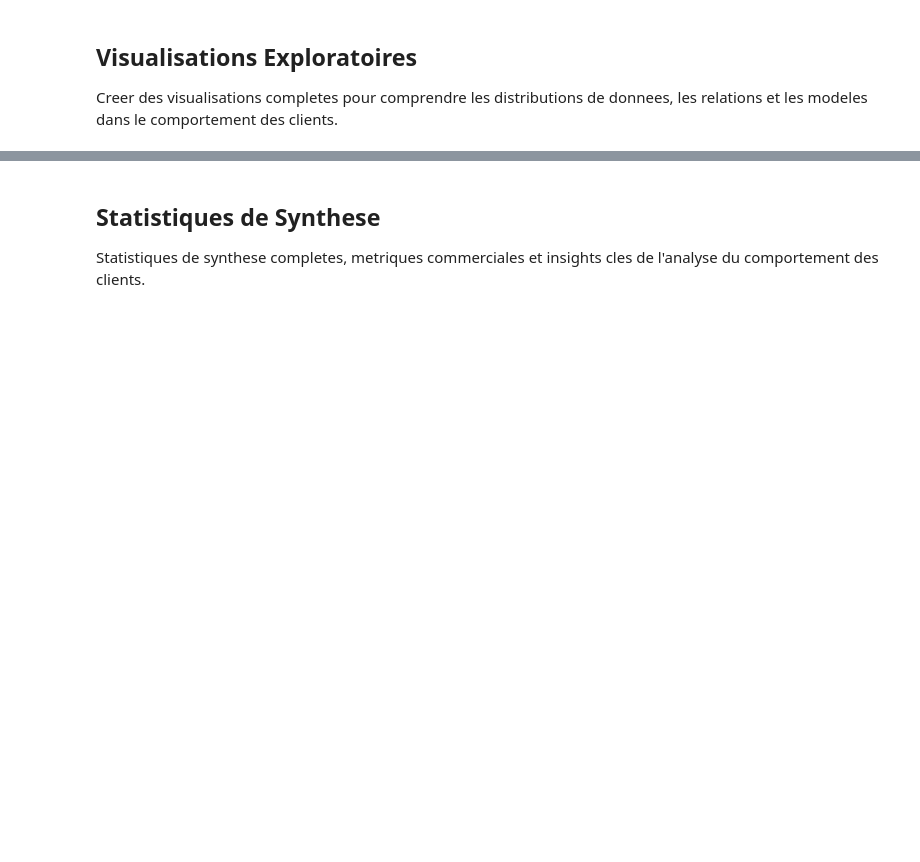
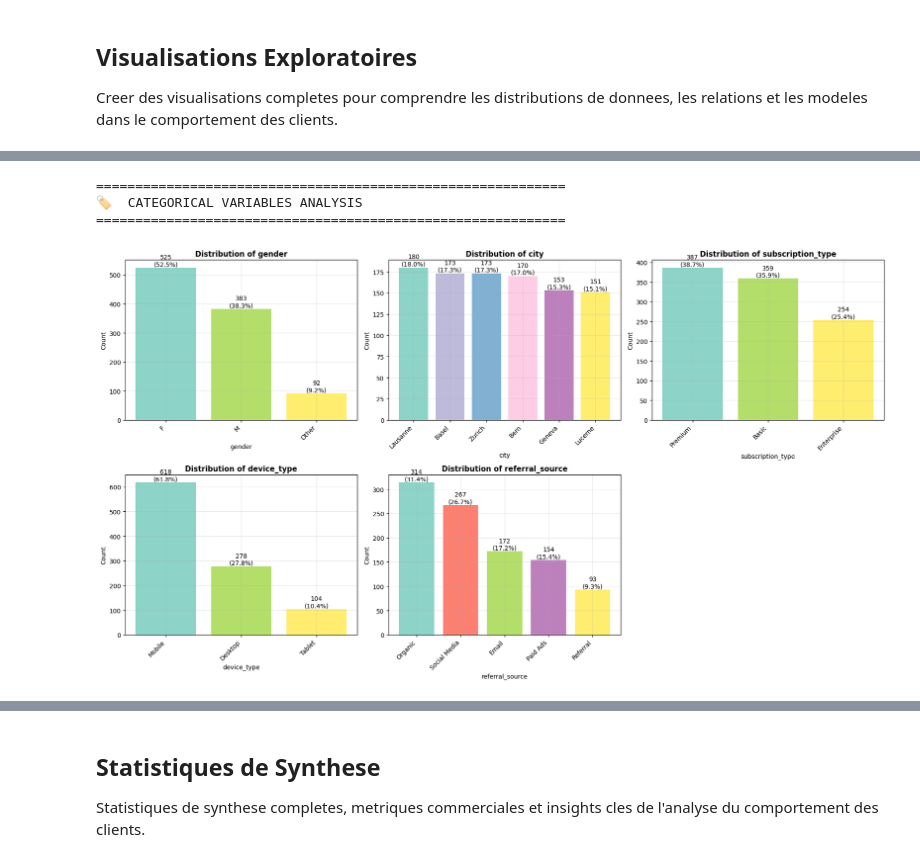
Before and after one commit to invecta/Analyse-des-Comportements-Clients, a Jupyter notebook: 01_data_exploration_FR.ipynb, the cells around one changed output, grey strips where cells are left out. Drawn from its saved outputs; the diff is of its cells as text; code cells hidden in the pictures; blank space fills up the shorter version.

```diff
--- a/01_data_exploration_FR.ipynb
+++ b/01_data_exploration_FR.ipynb
@@ -361,0 +833,68 @@ display(distribution_stats)
+# %%
+# 2. Categorical Variables Analysis
+print("\n" + "=" * 60)
+print("🏷️  VARIABLES CATEGORIQUES ANALYSIS")
+print("=" * 60)
+
+# Select categorical variables
+categorical_vars = ['gender', 'city', 'subscription_type', 'device_type', 'referral_source']
+
+# Filter to only include columns that exist in the dataframe
+categorical_vars = [var for var in categorical_vars if var in df.columns]
+
+# Create count plots for categorical variables
+n_vars = len(categorical_vars)
+n_cols = min(3, n_vars)
+n_rows = (n_vars + n_cols - 1) // n_cols  # Ceiling division
+
+fig, axes = plt.subplots(n_rows, n_cols, figsize=(6*n_cols, 5*n_rows))
+if n_vars == 1:
+    axes = [axes]
+elif n_rows == 1 and n_cols > 1:
+    axes = axes.reshape(1, -1)
+elif n_rows > 1 and n_cols == 1:
+    axes = axes.reshape(-1, 1)
+axes = axes.ravel()
+
+for i, var in enumerate(categorical_vars):
+    if i < len(axes):
+        # Count plot
+        value_counts = df[var].value_counts()
+        bars = axes[i].bar(range(len(value_counts)), value_counts.values,
+                          color=plt.cm.Set3(np.linspace(0, 1, len(value_counts))))
+
+        # Add value labels on bars
+        for j, (bar, count) in enumerate(zip(bars, value_counts.values)):
+            axes[i].text(bar.get_x() + bar.get_width()/2, bar.get_height() + 0.5,
+                        f'{count}\n({count/len(df)*100:.1f}%)',
+                        ha='center', va='bottom', fontsize=10)
+
+        axes[i].set_title(f'Distribution of {var}', fontsize=12, fontweight='bold')
+        axes[i].set_xlabel(var)
+        axes[i].set_ylabel('Count')
+        axes[i].set_xticks(range(len(value_counts)))
+        axes[i].set_xticklabels(value_counts.index, rotation=45, ha='right')
+        axes[i].grid(True, alpha=0.3)
+
+# Hide unused subplots
+for i in range(n_vars, len(axes)):
+    axes[i].set_visible(False)
+
+plt.tight_layout()
+plt.show()
+
+# Display categorical statistics
+print("\n📊 VARIABLES CATEGORIQUES SUMMARY:")
+print("-" * 50)
+for var in categorical_vars:
+    if var in df.columns:
+        print(f"\n{var}:")
+        value_counts = df[var].value_counts()
+        for value, count in value_counts.items():
+            percentage = (count / len(df)) * 100
+            print(f"  {value}: {count} ({percentage:.1f}%)")
+# %% [output]
+============================================================
+🏷️  CATEGORICAL VARIABLES ANALYSIS
+============================================================
+[figure, added]
```
Also changed, not shown: parts of 22 cells of this notebook.
